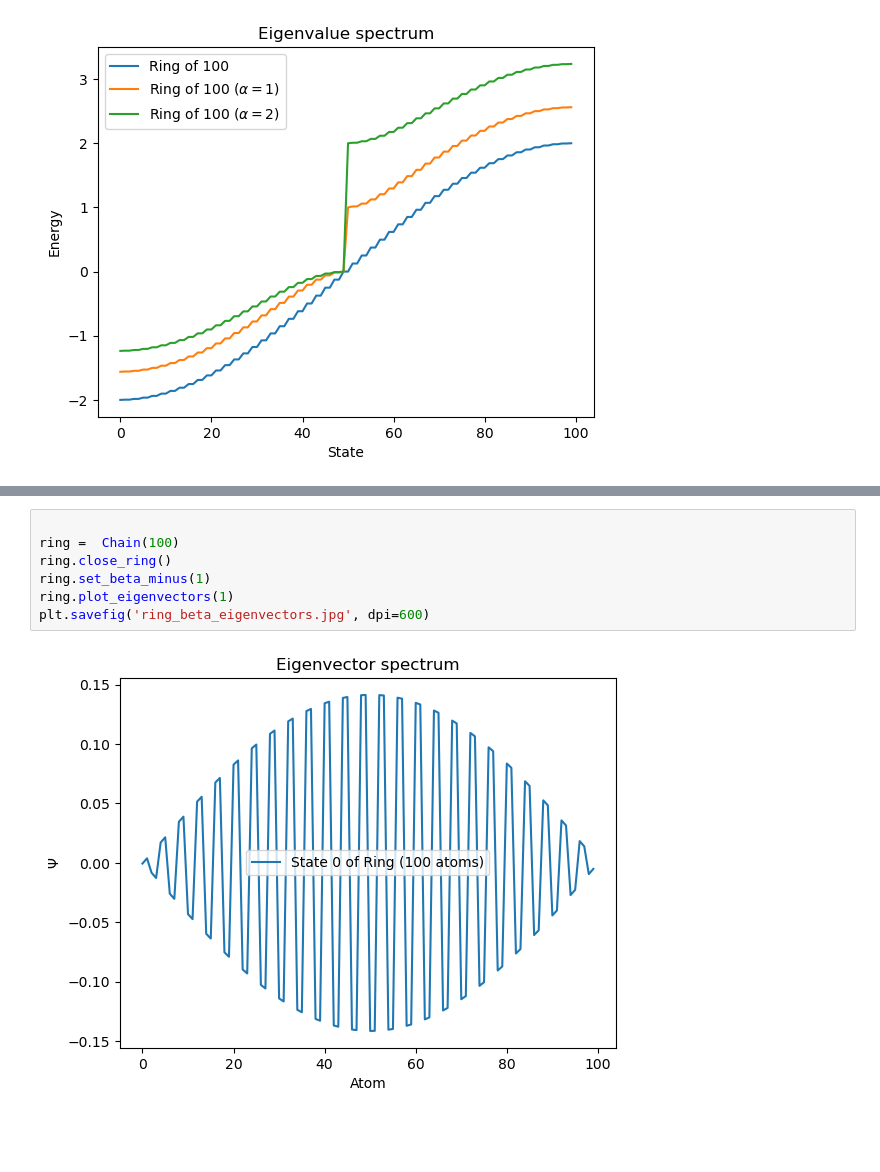
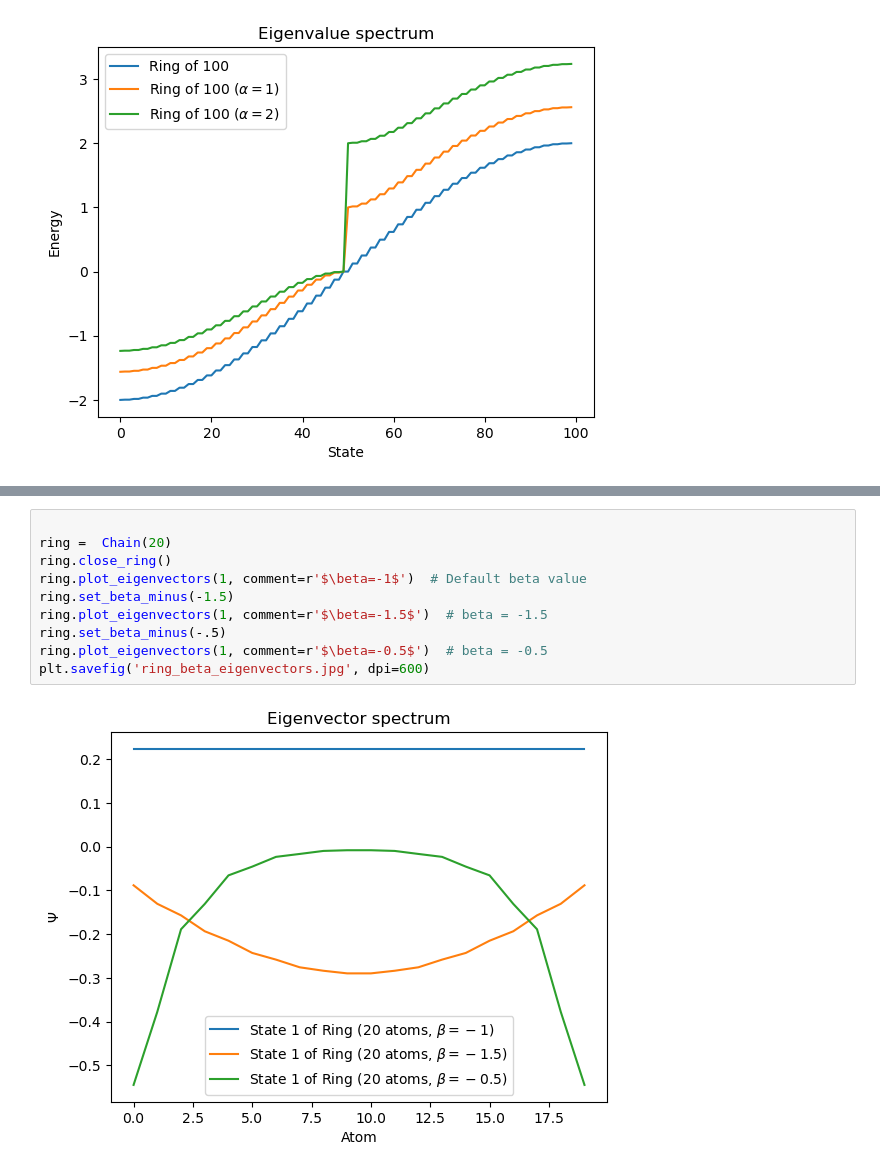
Before and after one commit to matarabadanf/Huckel-HW, a Jupyter notebook: plots/Plots.ipynb, the cells around one changed output, grey strips where cells are left out. Cells and saved outputs as stored; diff of their text form; blank space fills up the shorter version.

Commit message:
Plots and report updated.

```diff
--- a/plots/Plots.ipynb
+++ b/plots/Plots.ipynb
@@ -138,9 +162,12 @@ plt.savefig('chain_beta_eigenvectors.jpg', dpi=600)
 # %%
 
-ring =  Chain(100)
+ring =  Chain(20)
 ring.close_ring()
-ring.set_beta_minus(1)
-ring.plot_eigenvectors(1)
+ring.plot_eigenvectors(1, comment=r'$\beta=-1$')  # Default beta value
+ring.set_beta_minus(-1.5)
+ring.plot_eigenvectors(1, comment=r'$\beta=-1.5$')  # beta = -1.5
+ring.set_beta_minus(-.5)
+ring.plot_eigenvectors(1, comment=r'$\beta=-0.5$')  # beta = -0.5
 plt.savefig('ring_beta_eigenvectors.jpg', dpi=600)
 # %% [output]
-[figure, old version]
+[figure, new version]
```
Also changed, not shown: parts of 11 cells of this notebook, 25 other files.
